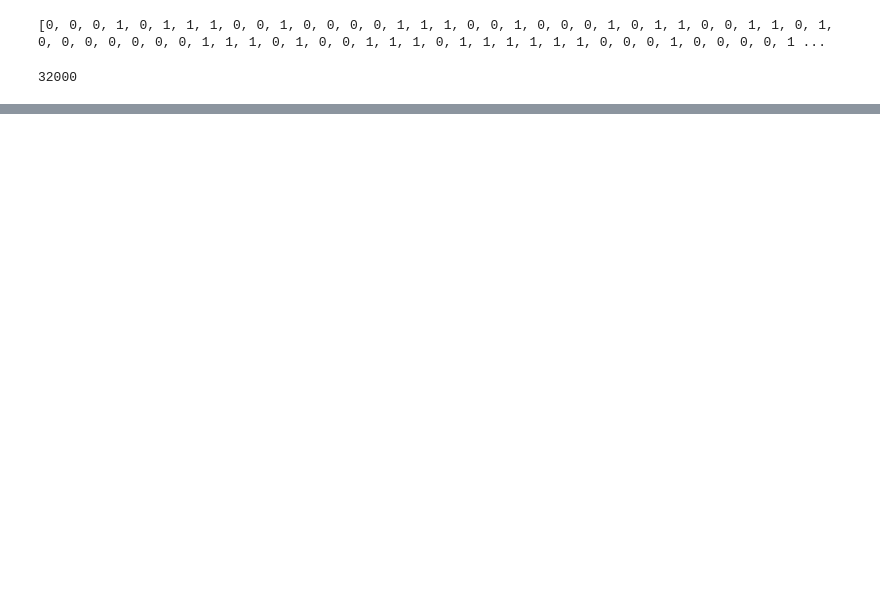
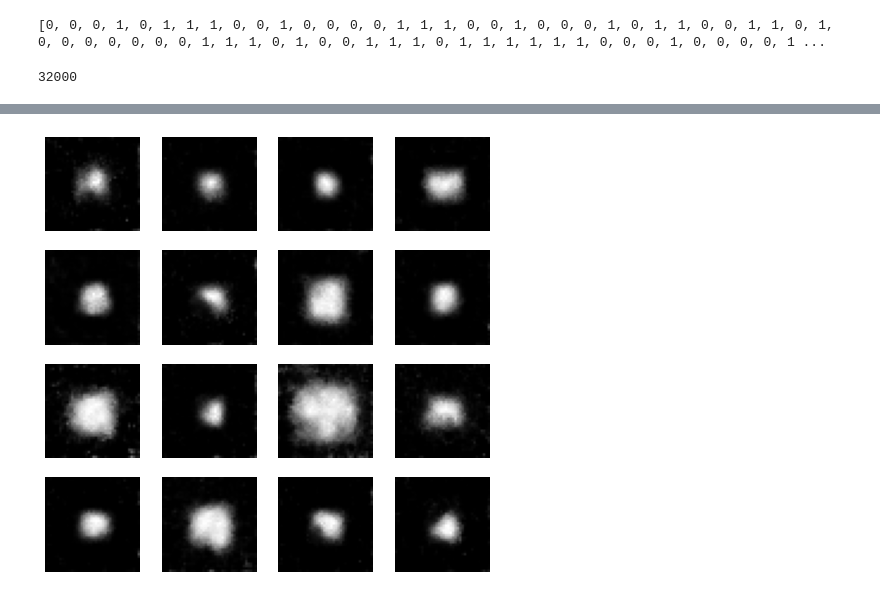
Before and after one commit to HarreyJia/CapsuleGAN, a Jupyter notebook: semi.ipynb, the cells around one changed output, grey strips where cells are left out. Cells and saved outputs as stored; diff of their text form; code cells hidden in the pictures; blank space fills up the shorter version.

```diff
--- a/semi.ipynb
+++ b/semi.ipynb
@@ -152,0 +165,12 @@ plt.show()
+# %%
+plt.figure(figsize=(8,8))
+
+for i in range(4):
+    for j in range(4):
+        plt.subplot(4,4,i*4+j+1)
+        plt.imshow(fake_maligancy_sample_nodules[i*4+j][0][4], cmap="gray")
+        plt.axis("off")
+plt.savefig(OUTPUT_PATH + "fake_maligancy_sample.png")
+plt.show()
+# %% [output]
+[figure, added]
```
Also changed, not shown: parts of 4 cells of this notebook, 2 other files.
